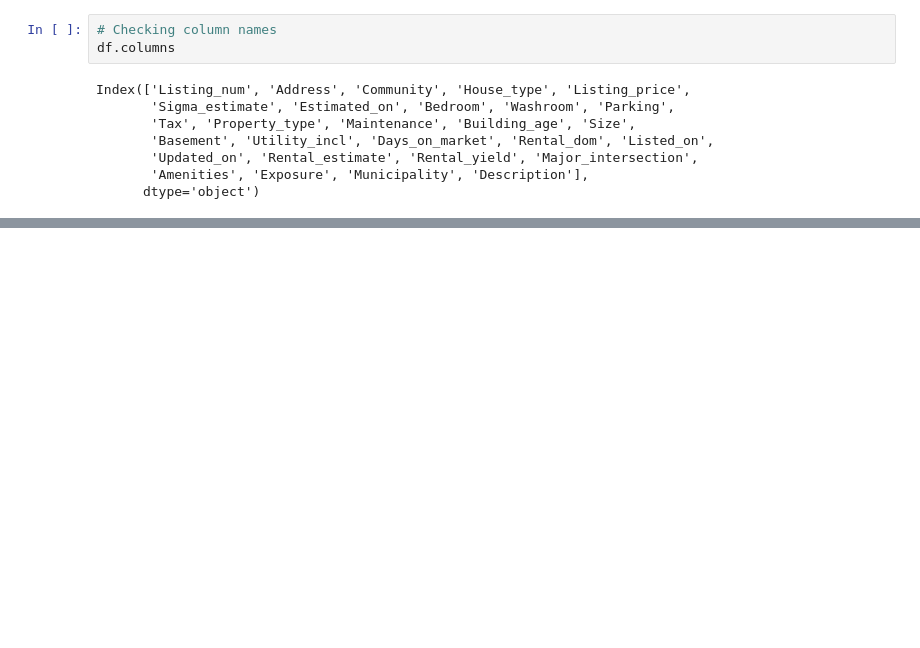
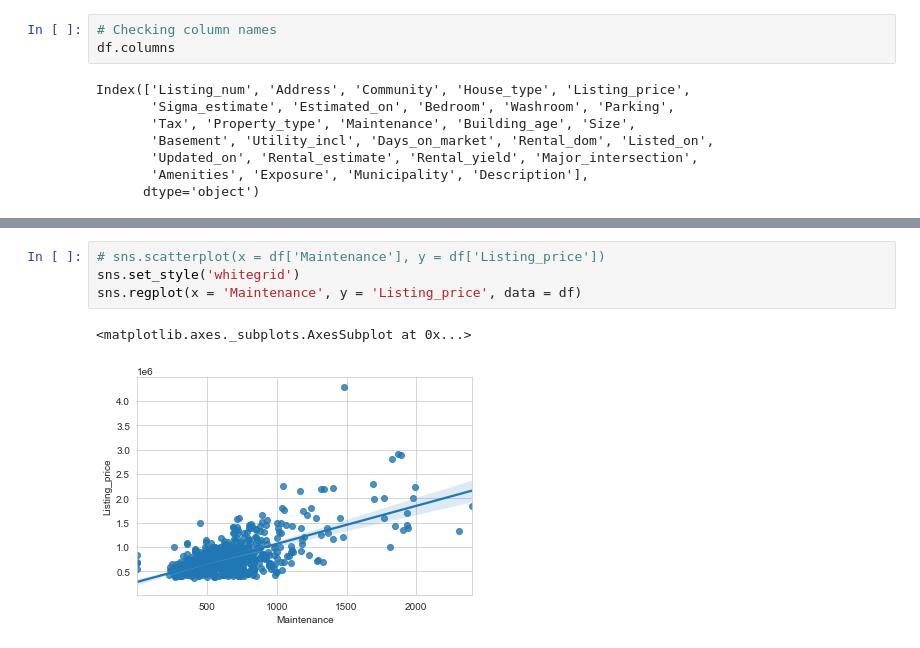
Before and after one commit to ffalohy/Toronto_listings_Part-I-Webscraping, a Jupyter notebook: GitHub_Webscraping_Part I.ipynb, the cells around one changed output, grey strips where cells are left out. Saved outputs shown, nothing was run; the diff lists cells and outputs as text; blank space fills up the shorter version.

```diff
--- a/GitHub_Webscraping_Part I.ipynb
+++ b/GitHub_Webscraping_Part I.ipynb
@@ -678,0 +643,7 @@ sns.pairplot(my_df)
+# %%
+# sns.scatterplot(x = df['Maintenance'], y = df['Listing_price'])
+sns.set_style('whitegrid')
+sns.regplot(x = 'Maintenance', y = 'Listing_price', data = df)
+# %% [output]
+<matplotlib.axes._subplots.AxesSubplot at 0x...>
+[figure, added]
```
Also changed, not shown: parts of 58 cells of this notebook.
